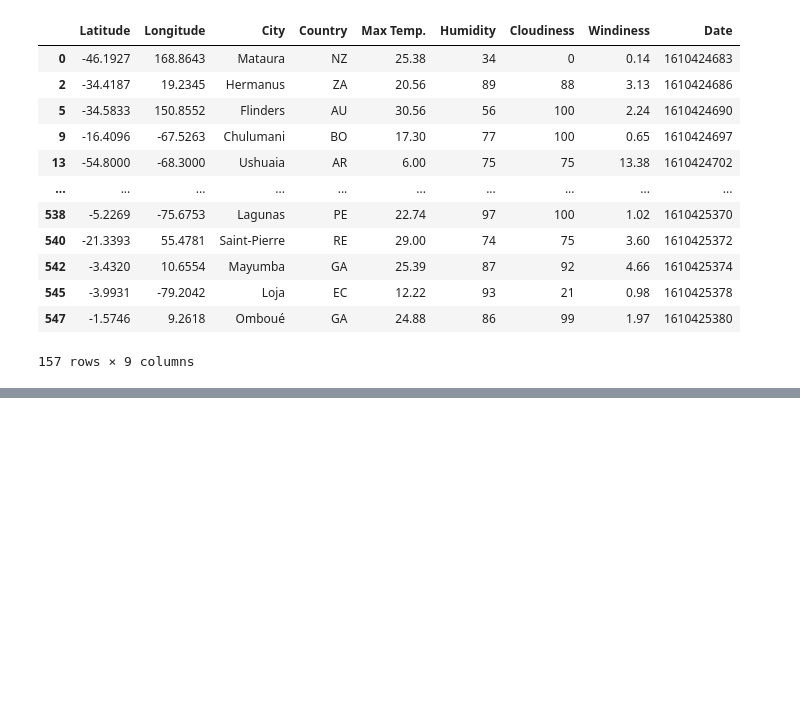
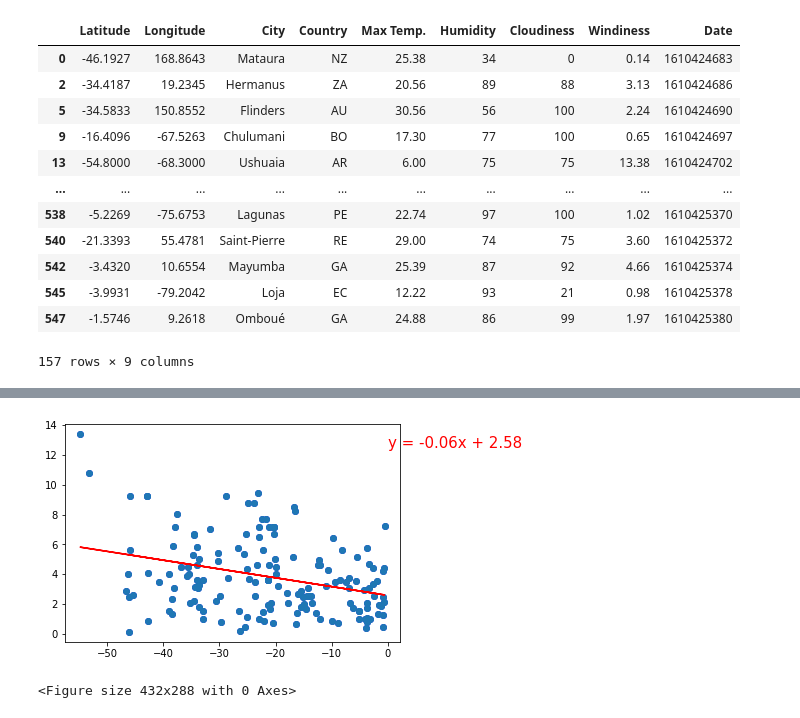
Before and after one commit to nfaber1/api-challenge, a Jupyter notebook: VacationPy/VacationPy.ipynb, the cells around one changed output, grey strips where cells are left out. Saved outputs shown, nothing was run; the diff lists cells and outputs as text; code cells hidden in the pictures; blank space fills up the shorter version.

```diff
--- a/VacationPy/VacationPy.ipynb
+++ b/VacationPy/VacationPy.ipynb
@@ -376,0 +471,24 @@ southern_hem
+# %%
+xSLatWind = np.array(southern_hem['Latitude'])
+ySLatWind = np.array(southern_hem['Windiness'])
+
+plt.scatter(xSLatWind, ySLatWind, marker="o", facecolors="blue", alpha=0.75)
+
+(slope, intercept, rvalue, pvalue, stderr) = linregress(xSLatWind, ySLatWind)
+
+regress_values = xSLatWind * slope + intercept
+
+line_eq = "y = " + str(round(slope,2)) + "x + " + str(round(intercept,2))
+
+plt.scatter(xSLatWind,ySLatWind)
+
+plt.plot(xSLatWind,regress_values,"r-")
+
+plt.annotate(line_eq,(0,12.5),fontsize=15,color="red")
+
+plt.show()
+
+plt.savefig("data_vacationPy/graphs/Southern Lat vs. Windiness.png")
+# %% [output]
+[figure, added]
+<Figure size 432x288 with 0 Axes>
```
Also changed, not shown: parts of 16 cells of this notebook, 15 other files.
